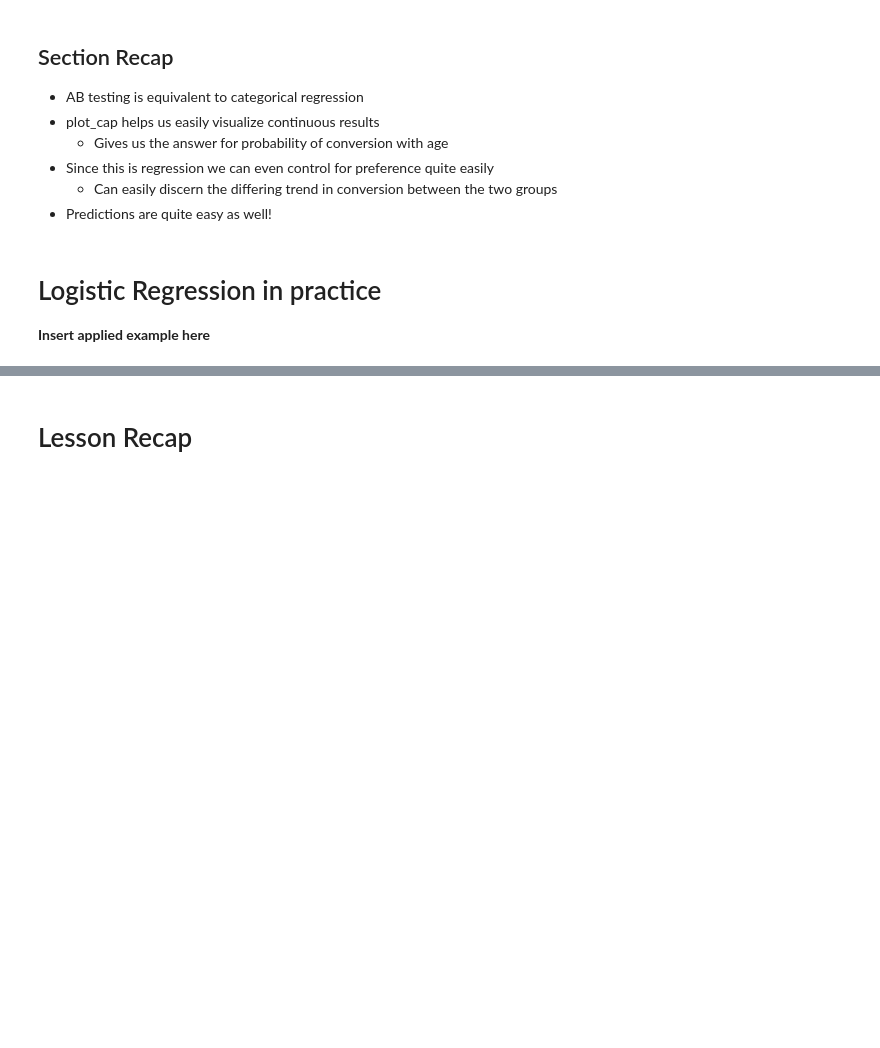
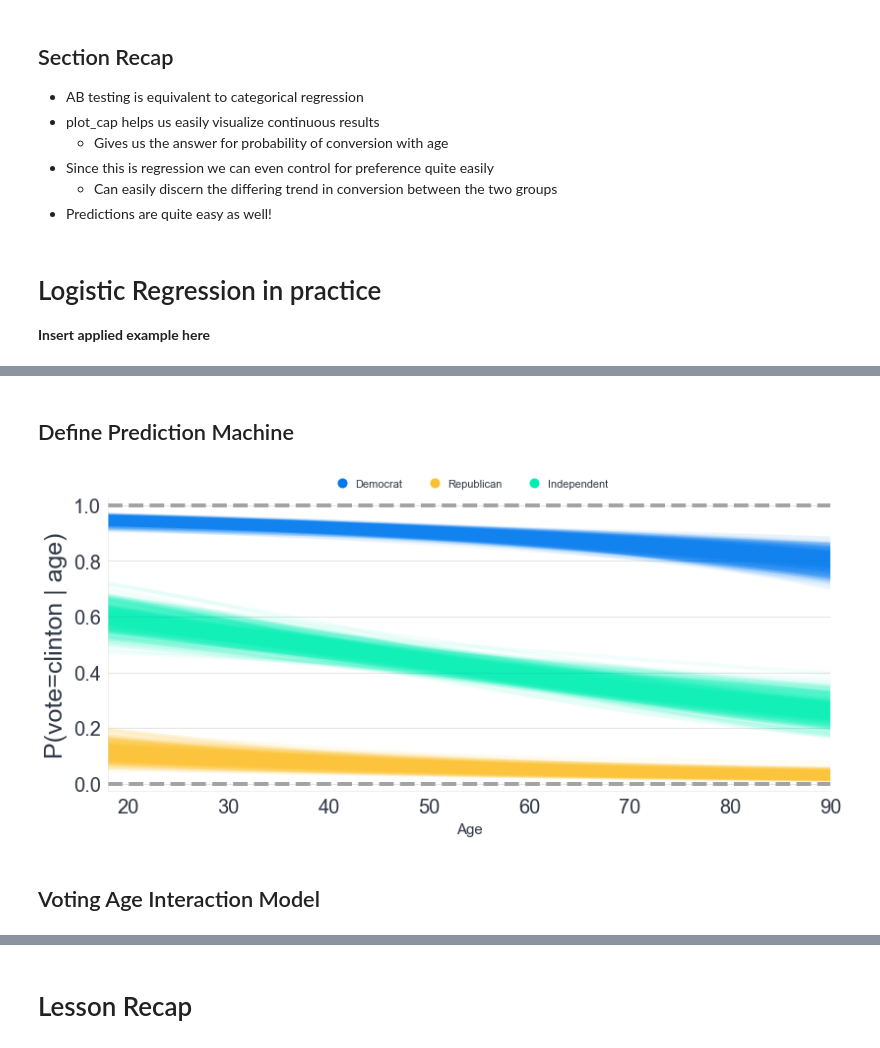
Before and after one commit to tomicapretto/etc, a Jupyter notebook: lesson_code/lesson_04.ipynb, the cells around one changed output, grey strips where cells are left out. Saved outputs shown, nothing was run; the diff lists cells and outputs as text; code cells hidden in the pictures; blank space fills up the shorter version.

```diff
--- a/lesson_code/lesson_04.ipynb
+++ b/lesson_code/lesson_04.ipynb
@@ -608,0 +613,4 @@ Now if any new customer comes in we can predict their prob conversion
+# %%
+data = data.loc[data["vote"].isin(["clinton", "trump"]), :]
+print(data.shape)
+data.head()
@@ -608,0 +625,3 @@ Now if any new customer comes in we can predict their prob conversion
+# %%
+model_age = bmb.Model("vote[clinton] ~ party_id + scale(age)", data, family="bernoulli")
+inf_data_age = model_age.fit(draws = 2000, tune = 2000)
@@ -608,0 +649,8 @@ Now if any new customer comes in we can predict their prob conversion
+# %%
+age = np.arange(18, 91)
+parties = ["democrat", "republican", "independent"]
+new_data = pd.DataFrame({
+    "age": np.tile(age, 3),
+    "party_id": np.repeat(parties, len(age))
+})
+new_data
@@ -608,0 +671,17 @@ Now if any new customer comes in we can predict their prob conversion
+# %% [markdown]
+## Define Prediction Machine
+# %%
+def make_vote_predictions(model, idata):
+
+    # Predict mean of P(vote = clinton | age) by plugging in new data
+    model.predict(idata, data=new_data)
+
+    # Compute mean across chains
+    posterior_mean = idata.posterior["vote_mean"].values.mean(0)
+
+    # Select 500 draws
+    # Transpose to get an array of shape (219, 500)
+    posterior_mean = posterior_mean[:500, :].T
+    return posterior_mean
+
+posterior_mean = make_vote_predictions(model_age, inf_data_age)
@@ -608,0 +729,9 @@ Now if any new customer comes in we can predict their prob conversion
+# %%
+fig, ax = plt.subplots(figsize=(12, 5))
+
+posterior_mean = make_vote_predictions(model_age, inf_data_age)
+plot_vote_predictions(posterior_mean, ax=ax)
+# %% [output]
+[figure, added]
+# %% [markdown]
+## Voting Age Interaction Model
```
Also changed, not shown: parts of 25 cells of this notebook.
